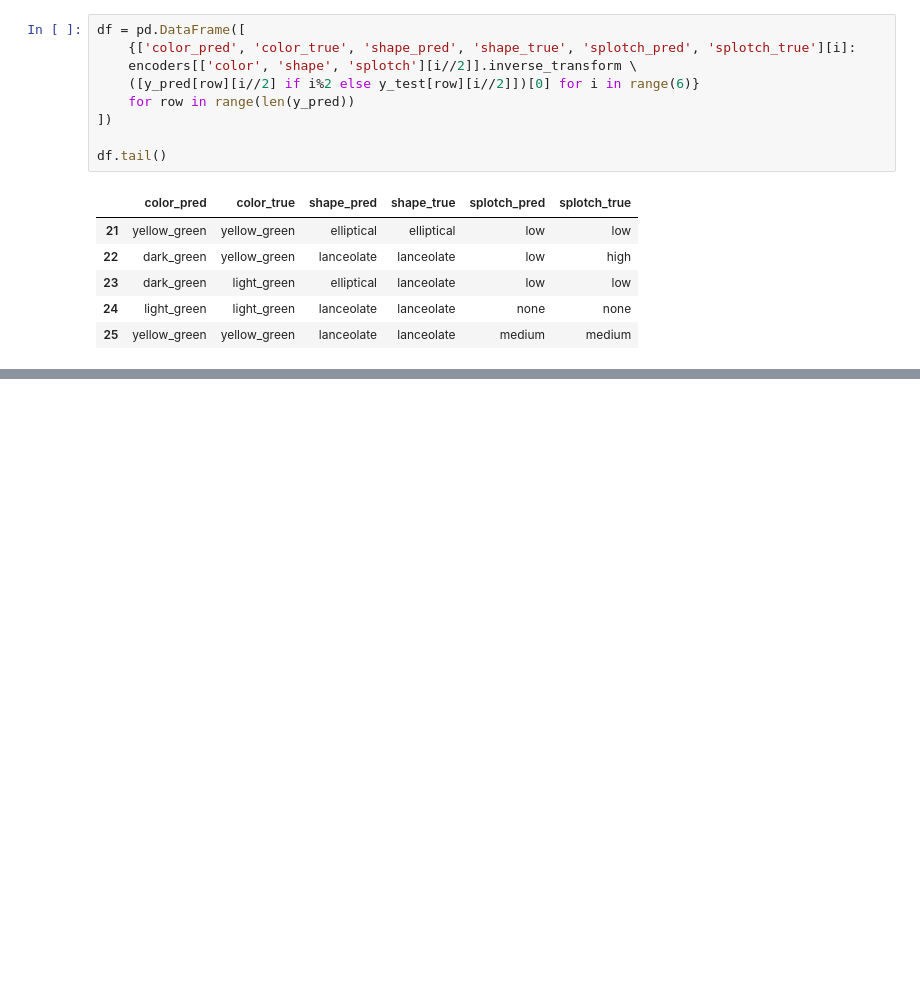
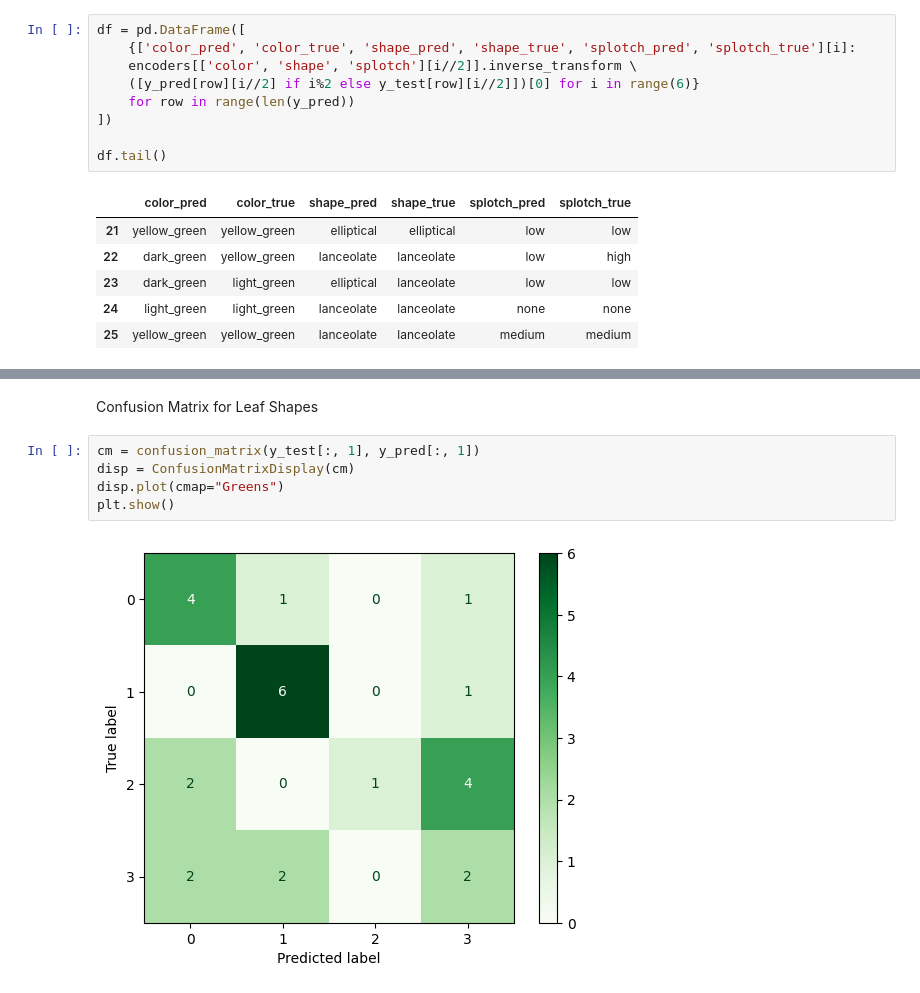
Before and after one commit to vivaansinghvi07/smoky-mountain-data-comp, a Jupyter notebook: step2/model_morph_class.ipynb, the cells around one changed output, grey strips where cells are left out. Cells and saved outputs as stored; diff of their text form; blank space fills up the shorter version.

```diff
--- a/step2/model_morph_class.ipynb
+++ b/step2/model_morph_class.ipynb
@@ -307,0 +321,9 @@ df.tail()
+# %% [markdown]
+Confusion Matrix for Leaf Shapes
+# %%
+cm = confusion_matrix(y_test[:, 1], y_pred[:, 1])
+disp = ConfusionMatrixDisplay(cm)
+disp.plot(cmap="Greens")
+plt.show()
+# %% [output]
+[figure, added]
```
Also changed, not shown: parts of 6 cells of this notebook.
